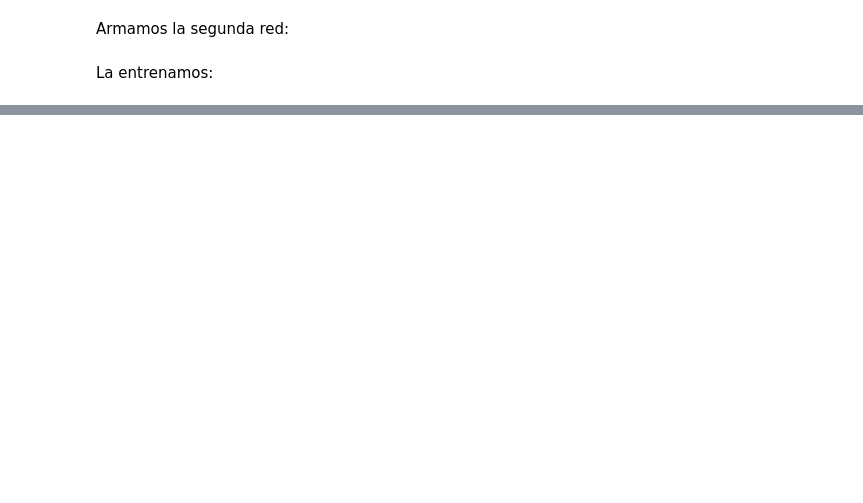
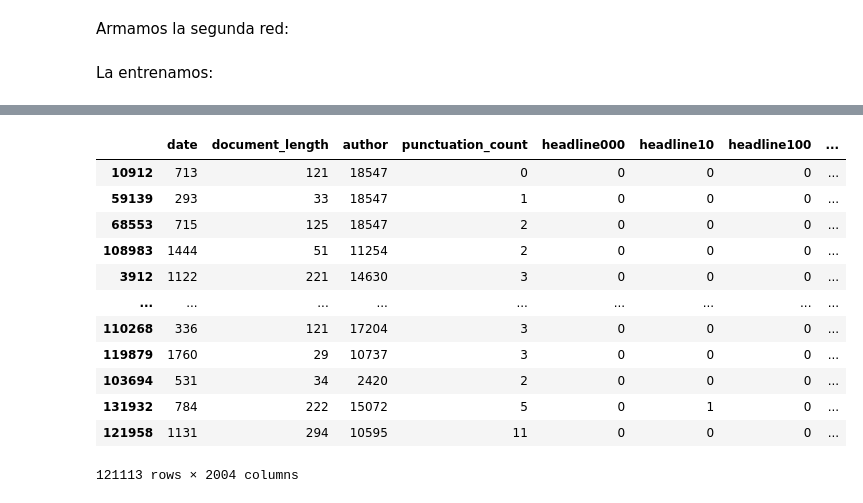
Before and after one commit to fernandasecinaro/machine-learning, a Jupyter notebook: obligatorio.ipynb, the cells around one changed output, grey strips where cells are left out. Drawn from its saved outputs; the diff is of its cells as text; code cells hidden in the pictures; blank space fills up the shorter version.

```diff
--- a/obligatorio.ipynb
+++ b/obligatorio.ipynb
@@ -447,0 +797,12 @@ model_v2.fit(X_train_nn_2, Y_train_nn_2, epochs=2000, validation_split=0.2, call
+# %%
+def add_extra_features(df):
+  df['document_length'] = df['short_description'].map(lambda x: len(x))
+  df['author'] = df['authors'].map(lambda x: x.split(',')[0])
+  df.drop(['authors'], axis=1, inplace=True)
+  df['punctuation_count'] = df['short_description'].map(lambda x: count_punctuation(x))
+  return df
+# %%
+def label_encode_author(df):
+  dateLE = LabelEncoder()
+  df['author'] = dateLE.fit_transform(df['author'])
+  return df
@@ -447,0 +833,21 @@ model_v2.fit(X_train_nn_2, Y_train_nn_2, epochs=2000, validation_split=0.2, call
+# %%
+from sklearn.model_selection import train_test_split
+
+train_categoryOHE = OneHotEncoder(handle_unknown='ignore')
+dev_categoryOHE = OneHotEncoder(handle_unknown='ignore')
+
+def do_attribute_engineering_with_split(df):
+	df['headline'].fillna('Unknown headline', inplace=True)
+	df['short_description'].fillna('Unknown short description', inplace=True)
+	df['authors'].fillna('Unknown author', inplace=True)
+	df[['headline', 'authors', 'short_description', 'date', 'category']] = df[['headline', 'authors', 'short_description', 'date', 'category']].astype('string')
+	df.drop(['id'], axis=1, inplace=True)
+	df = add_extra_features(df)
+	df = perform_vectorization(df)
+
+	X_train, X_dev, Y_train, Y_dev = train_test_split(
+    df.drop(['category'], axis=1),
+    df['category'],
+    test_size=(0.1), random_state=42)
+
+	return X_train, X_dev, one_hot_encode(Y_train, train_categoryOHE), one_hot_encode(Y_dev, dev_categoryOHE)
@@ -447,0 +865,18 @@ model_v2.fit(X_train_nn_2, Y_train_nn_2, epochs=2000, validation_split=0.2, call
+# %%
+X_train_nn_3, X_dev_nn_3, Y_train_nn_3, Y_dev_nn_3 = do_attribute_engineering_with_split(df_train)
+# %%
+X_train_nn_3
+# %% [output]
+|  | date | document_length | author | punctuation_count | headline000 | headline10 | headline100 | ... |
+| 10912 | 713 | 121 | 18547 | 0 | 0 | 0 | 0 | ... |
+| 59139 | 293 | 33 | 18547 | 1 | 0 | 0 | 0 | ... |
+| 68553 | 715 | 125 | 18547 | 2 | 0 | 0 | 0 | ... |
+| 108983 | 1444 | 51 | 11254 | 2 | 0 | 0 | 0 | ... |
+| 3912 | 1122 | 221 | 14630 | 3 | 0 | 0 | 0 | ... |
+| ... | ... | ... | ... | ... | ... | ... | ... | ... |
+| 110268 | 336 | 121 | 17204 | 3 | 0 | 0 | 0 | ... |
+| 119879 | 1760 | 29 | 10737 | 3 | 0 | 0 | 0 | ... |
+| 103694 | 531 | 34 | 2420 | 2 | 0 | 0 | 0 | ... |
+| 131932 | 784 | 222 | 15072 | 5 | 0 | 1 | 0 | ... |
+| 121958 | 1131 | 294 | 10595 | 11 | 0 | 0 | 0 | ... |
+121113 rows × 2004 columns
```
Also changed, not shown: parts of 75 cells of this notebook, 2 other files.
